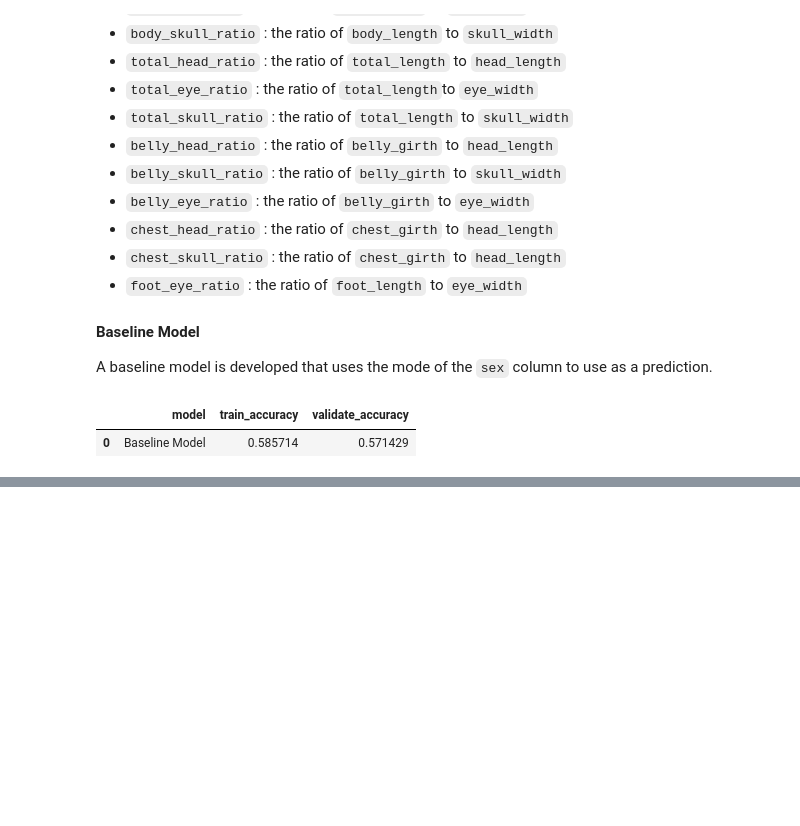
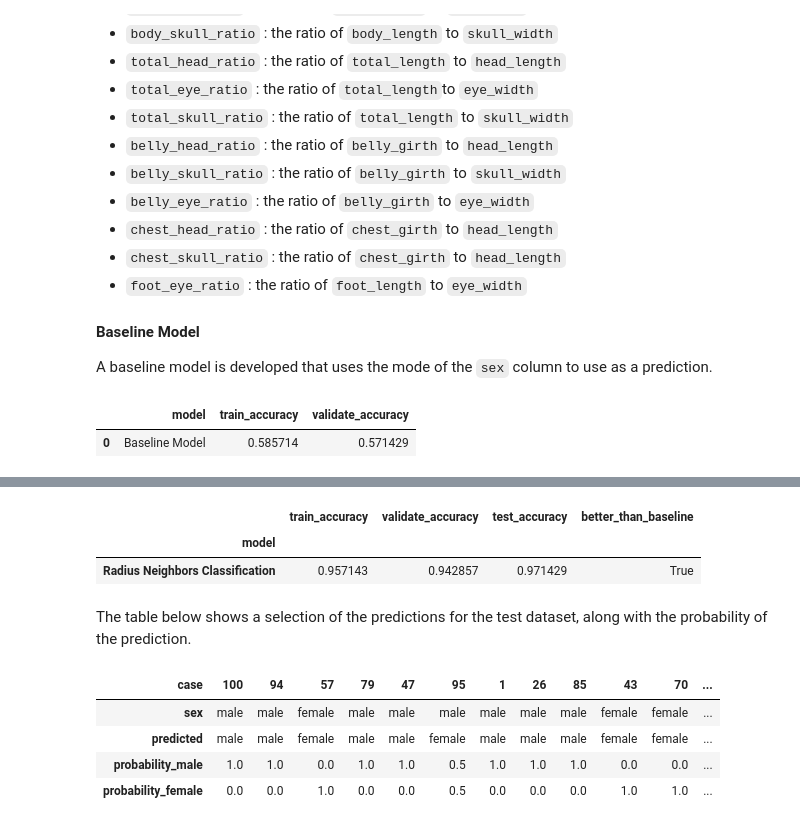
Before and after one commit to stephenfitzsimon/possum-regression, a Jupyter notebook: possum_models.ipynb, the cells around one changed output, grey strips where cells are left out. Cells and saved outputs as stored; diff of their text form; code cells hidden in the pictures; blank space fills up the shorter version.

```diff
--- a/possum_models.ipynb
+++ b/possum_models.ipynb
@@ -621,0 +629,17 @@ model_df.sort_values(['validate_accuracy', 'accuracy_change'], ascending=False)
+# %%
+test_df, predictions = model_target_sex.test_model(train, validate, test, baseline_accuracy)
+test_df.set_index('model')
+# %% [output]
+|  | train_accuracy | validate_accuracy | test_accuracy | better_than_baseline |
+| model |  |  |  |  |
+| Radius Neighbors Classification | 0.957143 | 0.942857 | 0.971429 | True |
+# %% [markdown]
+The table below shows a selection of the predictions for the test dataset, along with the probability of the prediction.
+# %%
+predictions.set_index('case').sample(20).T
+# %% [output]
+| case | 100 | 94 | 57 | 79 | 47 | 95 | 1 | 26 | 85 | 43 | 70 | ... |
+| sex | male | male | female | male | male | male | male | male | male | female | female | ... |
+| predicted | male | male | female | male | male | female | male | male | male | female | female | ... |
+| probability_male | 1.0 | 1.0 | 0.0 | 1.0 | 1.0 | 0.5 | 1.0 | 1.0 | 1.0 | 0.0 | 0.0 | ... |
+| probability_female | 0.0 | 0.0 | 1.0 | 0.0 | 0.0 | 0.5 | 0.0 | 0.0 | 0.0 | 1.0 | 1.0 | ... |
```
Also changed, not shown: parts of 11 cells of this notebook, 2 other files.
